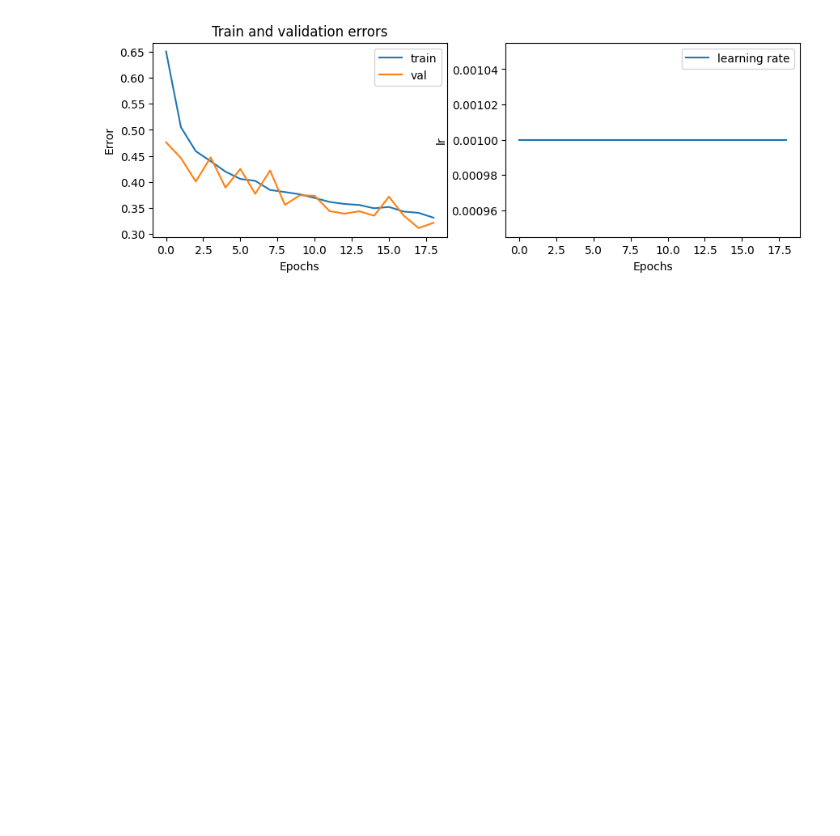
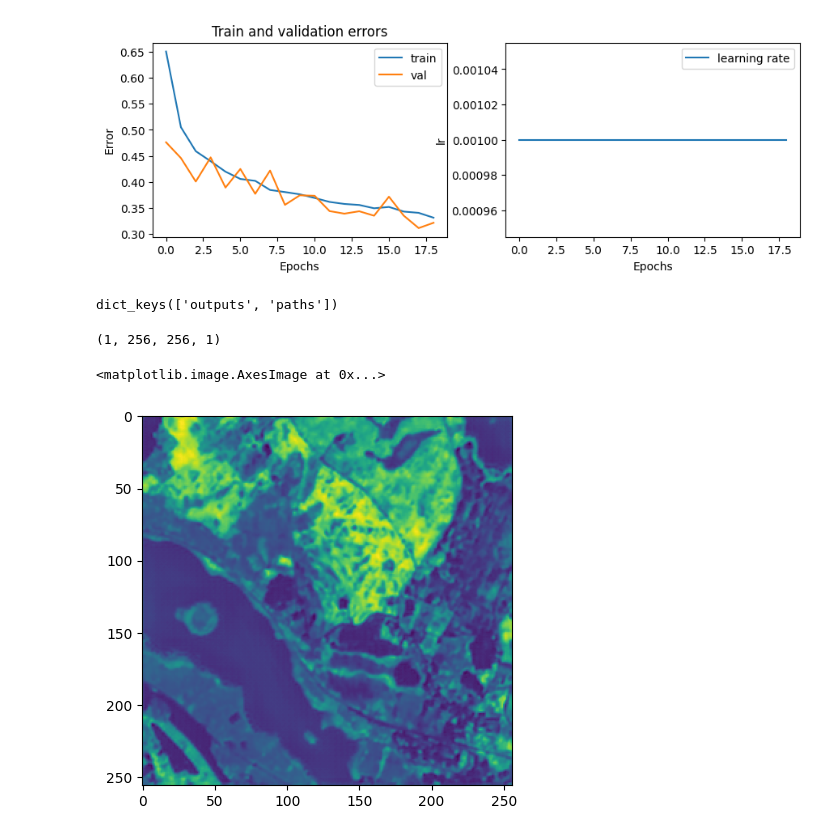
Before and after one commit to v-laurent/leaf_nothing_behind_competition, a Jupyter notebook: read_result.ipynb, the cells around one changed output. Saved outputs shown, nothing was run; the diff lists cells and outputs as text; code cells hidden in the pictures; blank space fills up the shorter version.

```diff
--- a/read_result.ipynb
+++ b/read_result.ipynb
@@ -32,3 +32,21 @@ plt.plot()
 # %% [output]
 []
 [figure]
+# %%
+path_to_final_output = "data/test_data"
+
+with open(os.path.join(path_to_final_output,'results.pickle'), 'rb') as f:
+            outputs = pickle.load(f)
+# %%
+outputs.keys()
+# %% [output]
+dict_keys(['outputs', 'paths'])
+# %%
+outputs["outputs"].shape
+# %% [output]
+(1, 256, 256, 1)
+# %%
+plt.imshow(outputs["outputs"][0,:,:,0])
+# %% [output]
+<matplotlib.image.AxesImage at 0x...>
+[figure, added]
```
Also changed, not shown: 4 other files.
